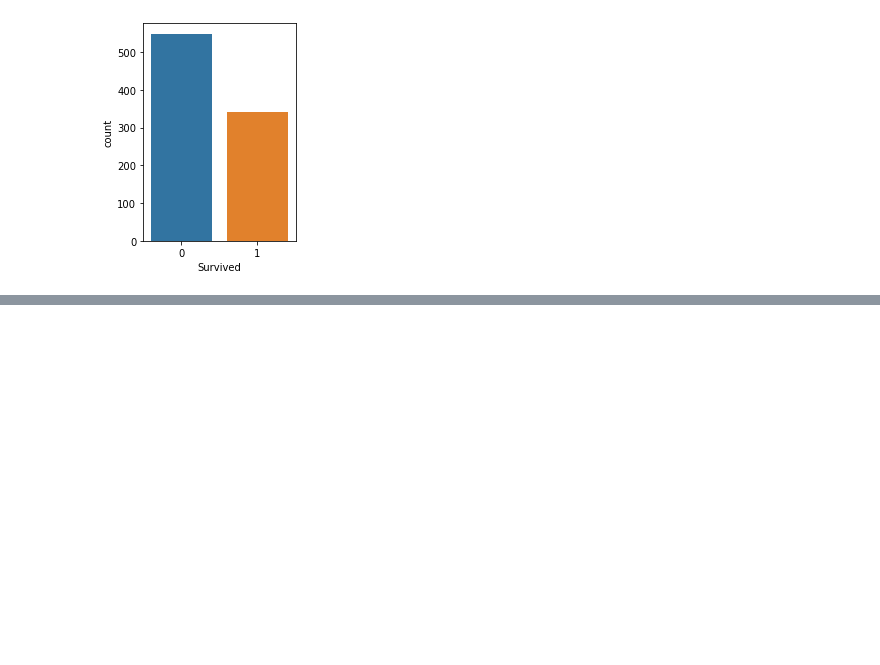
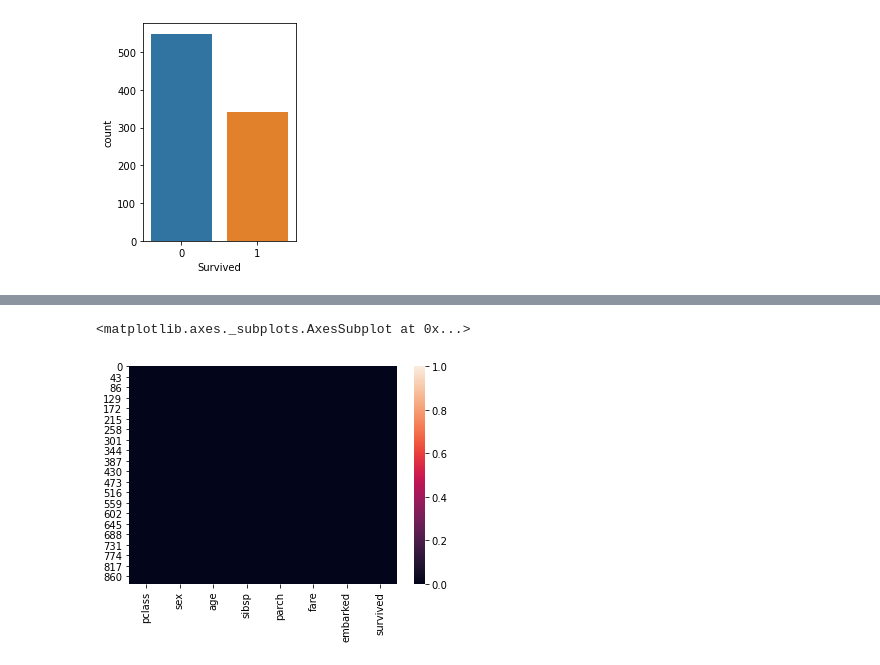
Before and after one commit to sirox548/DjangoMLproject, a Jupyter notebook: titanicdata.ipynb, the cells around one changed output, grey strips where cells are left out. Cells and saved outputs as stored; diff of their text form; code cells hidden in the pictures; blank space fills up the shorter version.

```diff
--- a/titanicdata.ipynb
+++ b/titanicdata.ipynb
@@ -159,0 +167,5 @@ sns.countplot(data=traindata, x='Survived')
+# %%
+df = df[['pclass', 'sex', 'age', 'sibsp', 'parch', 'fare', 'embarked', 'survived']]
+# %%
+replace_dict= {'male':0, 'female':1}
+print(replace_dict)
@@ -159,0 +174,2 @@ sns.countplot(data=traindata, x='Survived')
+# %%
+df['sex']=df['sex'].map(replace_dict)
@@ -159,0 +185,2 @@ sns.countplot(data=traindata, x='Survived')
+# %%
+df['age']=df['age'].fillna(df['age'].mean(axis=0))
@@ -159,0 +199,5 @@ sns.countplot(data=traindata, x='Survived')
+# %%
+sns.heatmap(df.isnull())
+# %% [output]
+<matplotlib.axes._subplots.AxesSubplot at 0x...>
+[figure, added]
```
Also changed, not shown: parts of 12 cells of this notebook.
